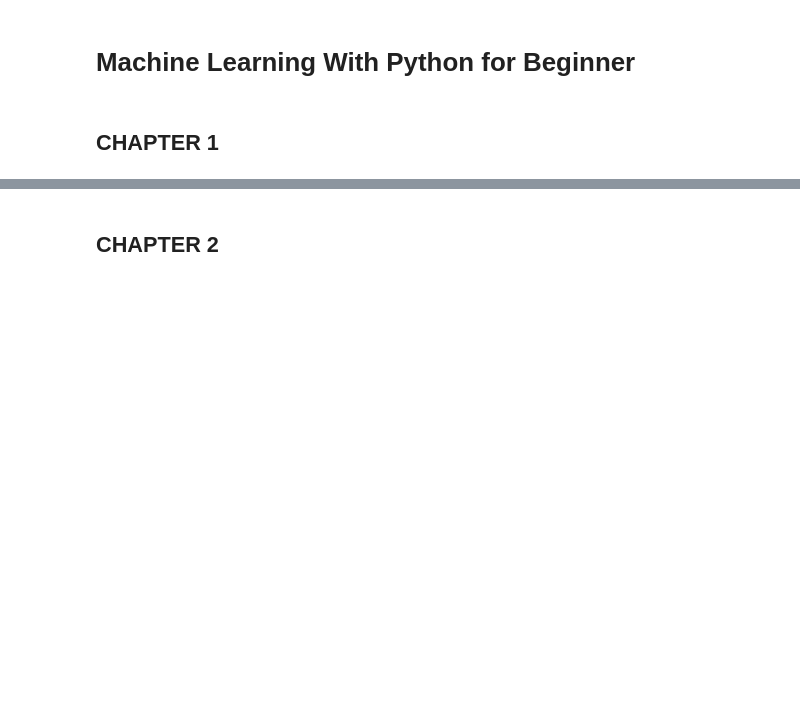
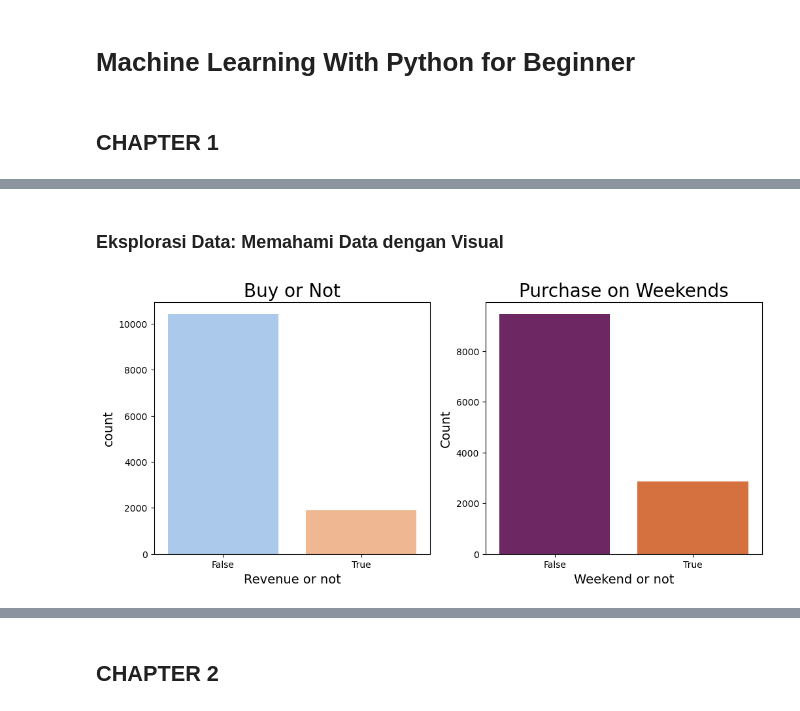
Before and after one commit to talitharhmd/Module-DQLab, a Jupyter notebook: M25-M28/ML with Python.ipynb, the cells around one changed output, grey strips where cells are left out. Cells and saved outputs as stored; diff of their text form; code cells hidden in the pictures; blank space fills up the shorter version.

```diff
--- a/M25-M28/ML with Python.ipynb
+++ b/M25-M28/ML with Python.ipynb
@@ -4,0 +71,26 @@
+# %% [markdown]
+### Eksplorasi Data: Memahami Data dengan Visual
+# %%
+import pandas as pd
+import matplotlib.pyplot as plt
+import seaborn as sns
+
+dataset = pd.read_csv('https://storage.googleapis.com/dqlab-dataset/pythonTutorial/online_raw.csv')
+
+# checking the Distribution of customers on Revenue
+plt.rcParams['figure.figsize'] = (12,5)
+plt.subplot(1, 2, 1)
+sns.countplot(dataset['Revenue'], palette = 'pastel')
+plt.title('Buy or Not', fontsize = 20)
+plt.xlabel('Revenue or not', fontsize = 14)
+plt.ylabel('count', fontsize = 14)
+
+# checking the Distribution of customers on Weekend
+plt.subplot(1, 2, 2)
+sns.countplot(dataset['Weekend'], palette = 'inferno')
+plt.title('Purchase on Weekends', fontsize = 20)
+plt.xlabel('Weekend or not', fontsize = 14)
+plt.ylabel('Count', fontsize = 14)
+plt.show()
+# %% [output]
+[figure, added]
```
Also changed, not shown: parts of 15 cells of this notebook.
